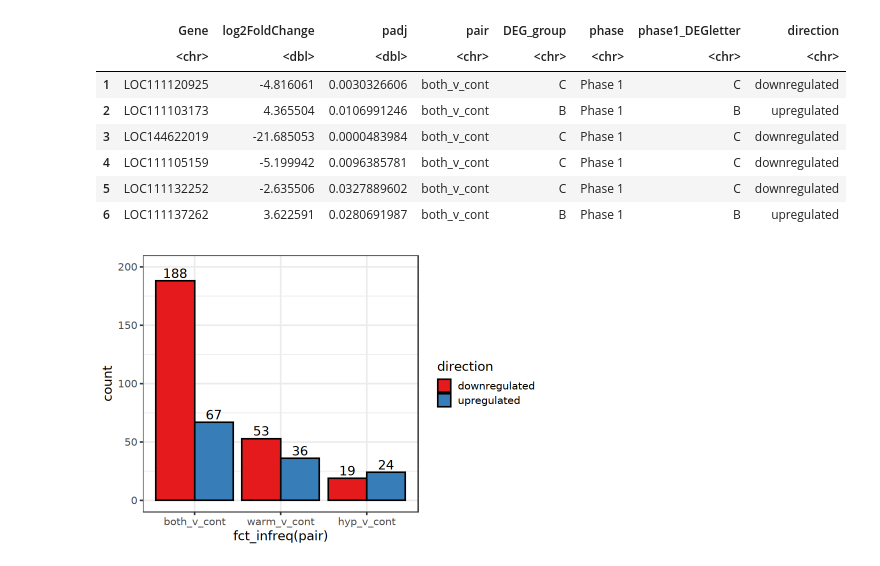
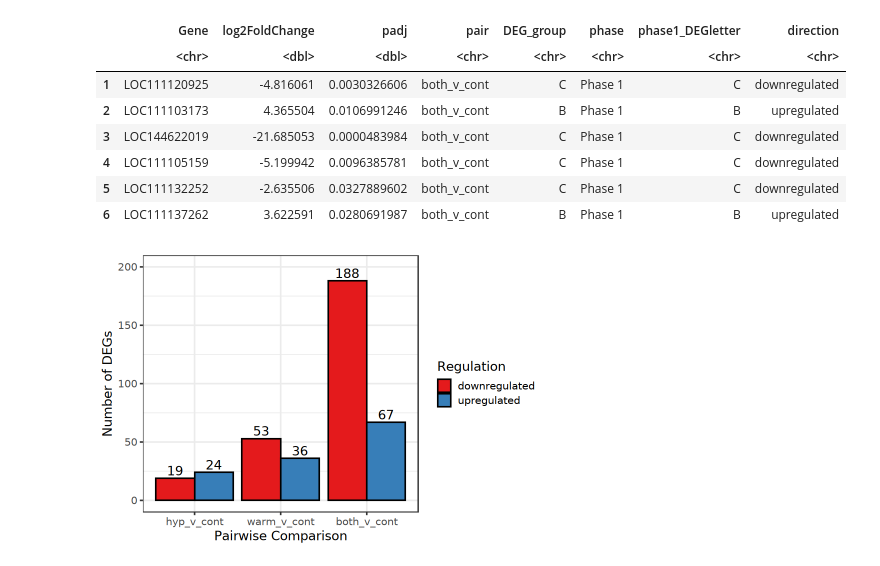
Before and after one commit to jgmcdonough/CE24_RNA-seq, a Jupyter notebook: analysis/diff_expression/deg_plasticity.ipynb, the cells around one changed output. Saved outputs shown, nothing was run; the diff lists cells and outputs as text; code cells hidden in the pictures.

Commit message:
reverse order of regulation p1 plot

```diff
--- a/analysis/diff_expression/deg_plasticity.ipynb
+++ b/analysis/diff_expression/deg_plasticity.ipynb
@@ -281,16 +281,19 @@ A data.frame: 6 × 8
 # %%
 options(repr.plot.height = 5, repr.plot.width = 7.5)
 
-ggplot(p1_vs.c, aes(x = fct_infreq(pair), fill = direction)) +
+ggplot(p1_vs.c, aes(x = fct_rev(fct_infreq(pair)), fill = direction)) +
 geom_bar(stat = 'count', col = 'black', position = 'dodge') +
 scale_fill_brewer(palette = 'Set1') +
 geom_text(
     stat = "count",
     aes(label = after_stat(count)),
     position = position_dodge(width = 0.9),
     vjust = -0.3
   ) +
 ylim(0, 200) +
+labs(x = 'Pairwise Comparison',
+    y = 'Number of DEGs',
+    fill = 'Regulation') +
 theme_bw(base_size = 15)
 # %% [output]
-[figure, old version]
+[figure, new version]
```
